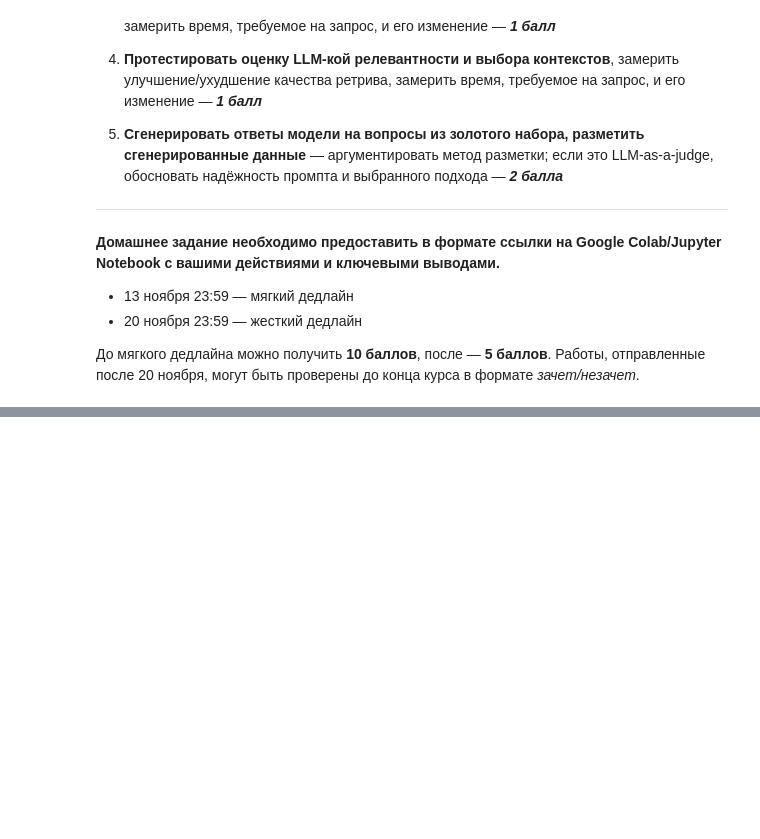
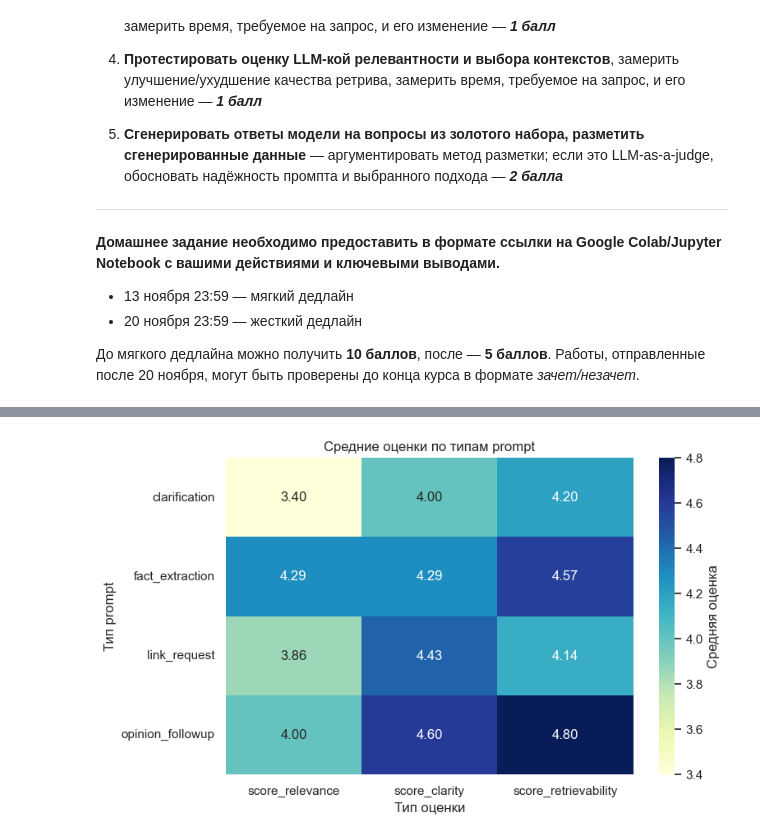
Before and after one commit to pese-git/llm-engineer, a Jupyter notebook: module04/theme02/task/notebook.ipynb, the cells around one changed output, grey strips where cells are left out. Saved outputs shown, nothing was run; the diff lists cells and outputs as text; code cells hidden in the pictures; blank space fills up the shorter version.

```diff
--- a/module04/theme02/task/notebook.ipynb
+++ b/module04/theme02/task/notebook.ipynb
@@ -36,0 +605,19 @@ Collab семинара можно найти по [ссылке](https://colab.
+# %%
+import pandas as pd
+import seaborn as sns
+import matplotlib.pyplot as plt
+
+# Группируем по типу prompt и считаем средние значения по каждой оценке
+heatmap_data = gold_scored_df.groupby('prompt_type')[['score_relevance','score_clarity','score_retrievability']].mean()
+
+# Настройка размера графика
+plt.figure(figsize=(8,5))
+
+# Строим heatmap
+sns.heatmap(heatmap_data, annot=True, cmap='YlGnBu', fmt=".2f", cbar_kws={'label': 'Средняя оценка'})
+plt.title("Средние оценки по типам prompt")
+plt.xlabel("Тип оценки")
+plt.ylabel("Тип prompt")
+plt.show()
+# %% [output]
+[figure, added]
```
Also changed, not shown: parts of 45 cells of this notebook, 1 other file.
